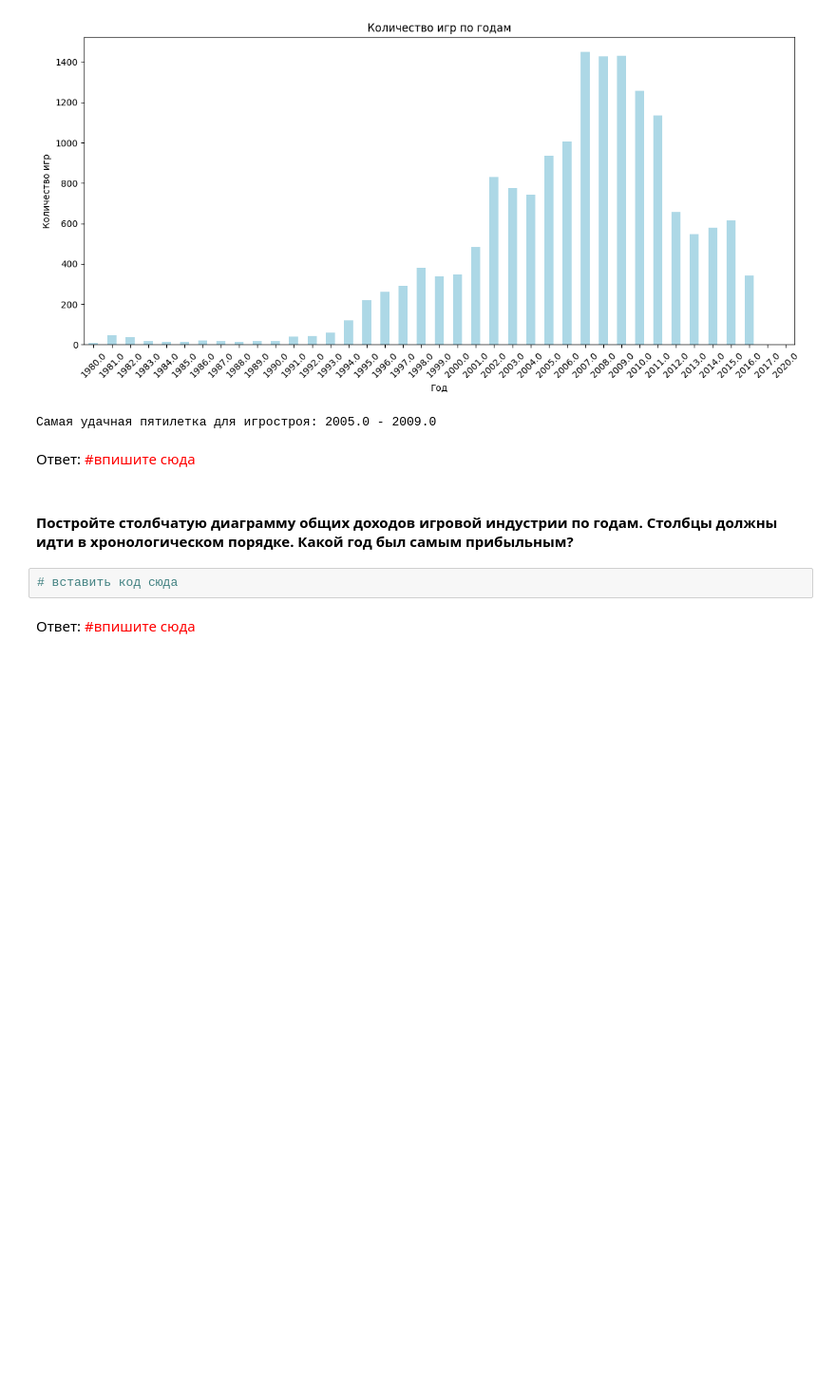
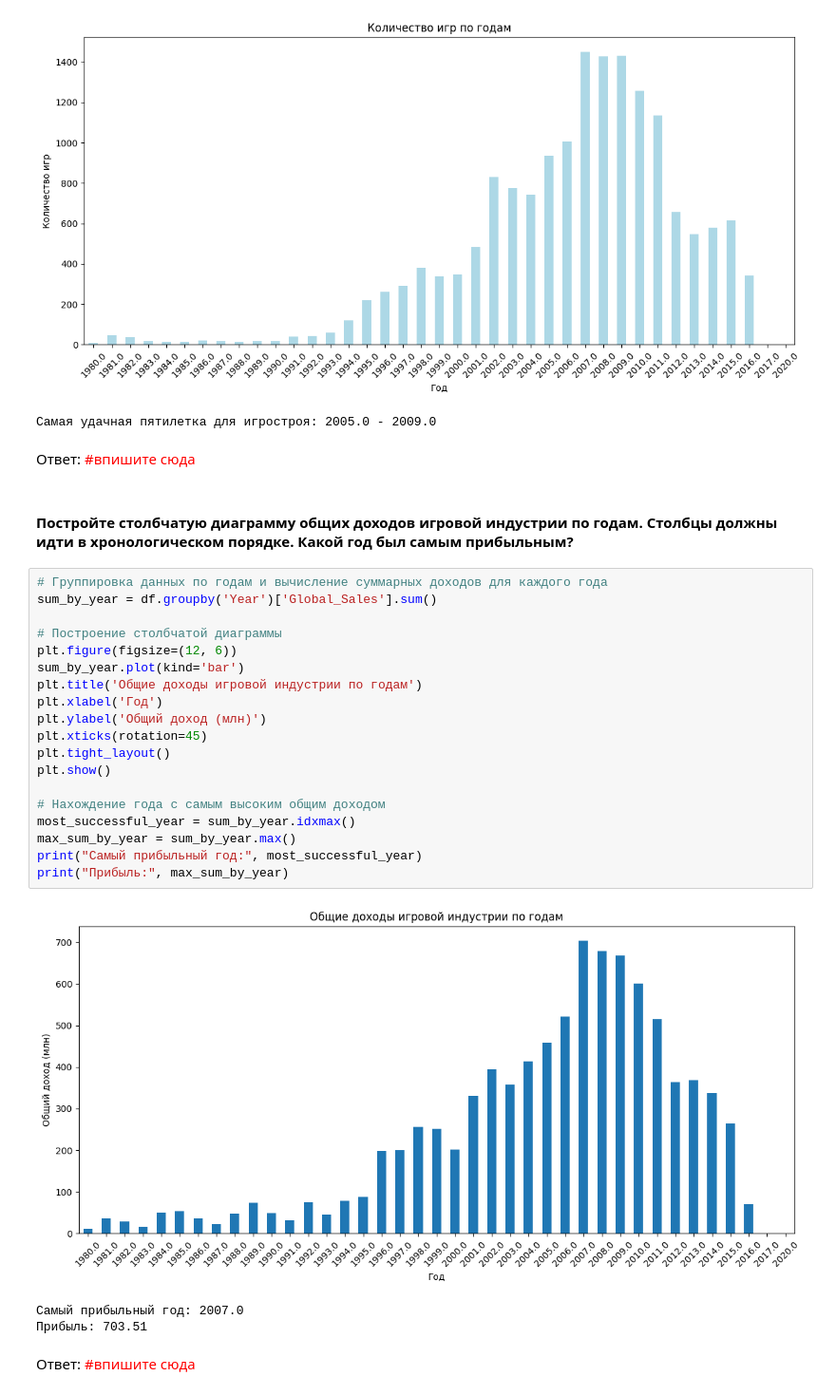
Before and after one commit to DortanMors/DataScienceLabs, a Jupyter notebook: lab_2.1_6407_ФоминВС.ipynb, the cells around one changed output. Shown at 95% size. Drawn from its saved outputs; the diff is of its cells as text; blank space fills up the shorter version.

Commit message:
lab3 most successful year

```diff
--- a/lab_2.1_6407_ФоминВС.ipynb
+++ b/lab_2.1_6407_ФоминВС.ipynb
@@ -223,8 +223,29 @@ print("Самая удачная пятилетка для игростроя:",
 Ответ: <span style="color:red">#впишите сюда</span>
 # %% [markdown]
 #### Постройте столбчатую диаграмму общих доходов игровой индустрии по годам. Столбцы должны идти в хронологическом порядке. Какой год был самым прибыльным?
-# %%
-# вставить код сюда
+# %%
+# Группировка данных по годам и вычисление суммарных доходов для каждого года
+sum_by_year = df.groupby('Year')['Global_Sales'].sum()
+
+# Построение столбчатой диаграммы
+plt.figure(figsize=(12, 6))
+sum_by_year.plot(kind='bar')
+plt.title('Общие доходы игровой индустрии по годам')
+plt.xlabel('Год')
+plt.ylabel('Общий доход (млн)')
+plt.xticks(rotation=45)
+plt.tight_layout()
+plt.show()
+
+# Нахождение года с самым высоким общим доходом
+most_successful_year = sum_by_year.idxmax()
+max_sum_by_year = sum_by_year.max()
+print("Самый прибыльный год:", most_successful_year)
+print("Прибыль:", max_sum_by_year)
+# %% [output]
+[figure, added]
+Самый прибыльный год: 2007.0
+Прибыль: 703.51
 # %% [markdown]
 Ответ: <span style="color:red">#впишите сюда</span>
 # %% [markdown]
```
Also changed, not shown: parts of 1 cell of this notebook.
